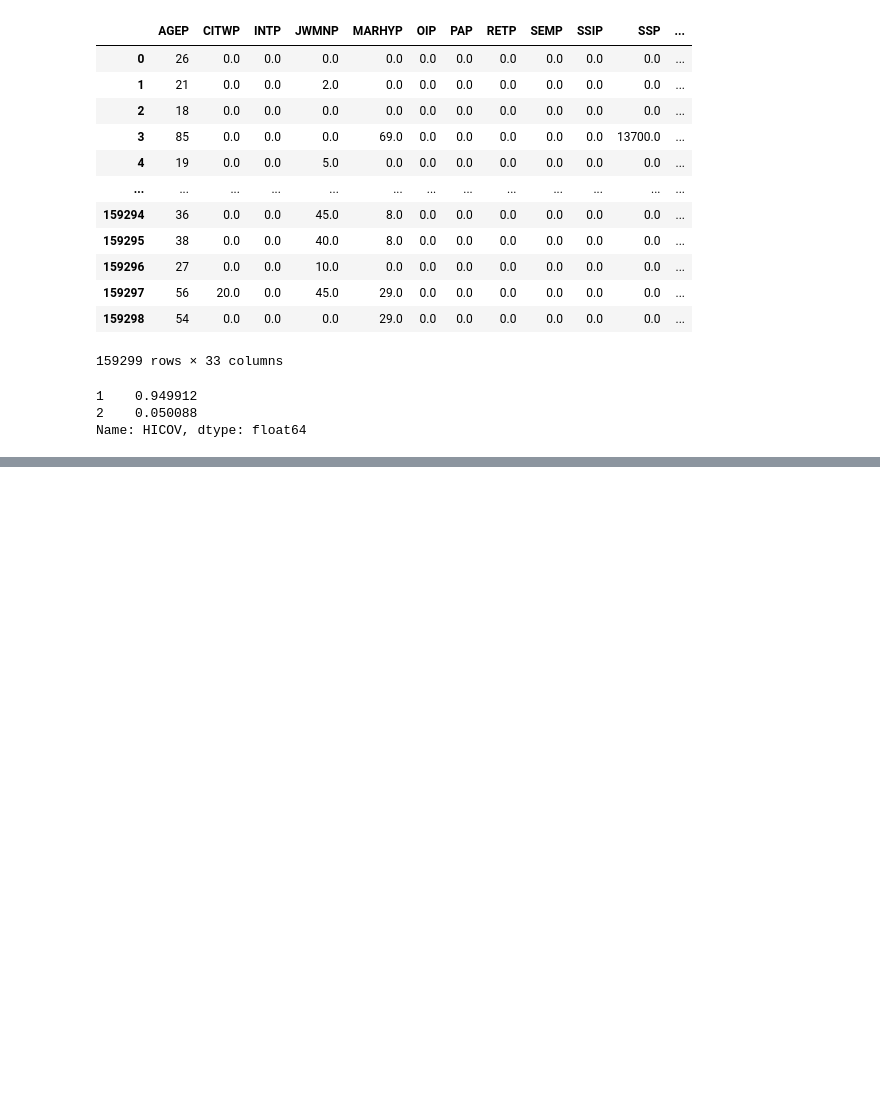
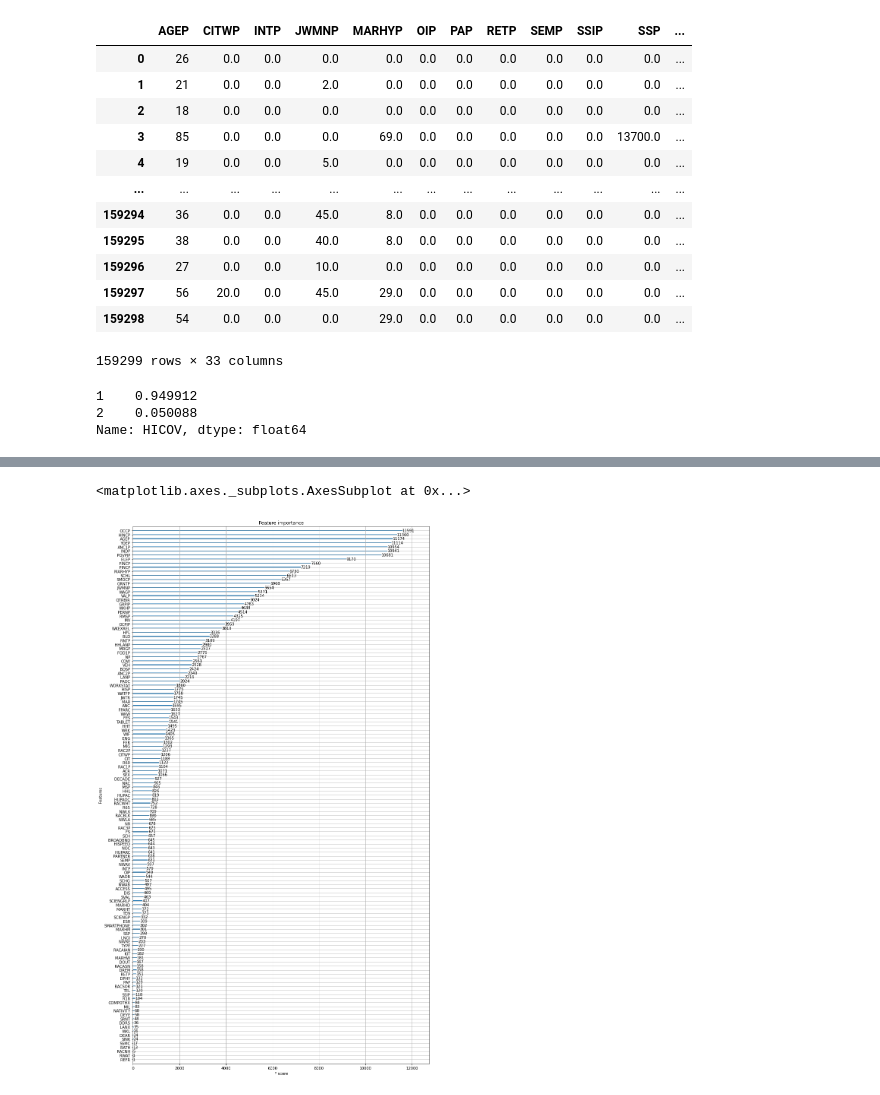
Before and after one commit to ptorres001/census_HI_classification_model, a Jupyter notebook: Boosted_Decision_Tree.ipynb, the cells around one changed output, grey strips where cells are left out. Cells and saved outputs as stored; diff of their text form; code cells hidden in the pictures; blank space fills up the shorter version.

Commit message:
adding feature importance plots

```diff
--- a/Boosted_Decision_Tree.ipynb
+++ b/Boosted_Decision_Tree.ipynb
@@ -962,3 +989,3 @@ X_train, X_test, y_train, y_test = train_test_split(X, y, test_size=0.2, random_
 # %%
-_smote = SMOTE(sampling_strategy='minority', random_state=42)
-X_train, y_train = _smote.fit_sample(X_train, y_train)
+# _smote = SMOTE(sampling_strategy='minority', random_state=42)
+# X_train, y_train = _smote.fit_sample(X_train, y_train)
@@ -967,15 +1002,29 @@ xgb_X_train, xgb_X_test, xgb_y_valid, xgb_y_test = train_test_split(X_train, y_t
 # %%
 param = {
     'objective': 'binary:logistic',
-    'max_depth': 4,
-    'max_leaves': 16,
+    'booster': 'gbtree',
+    'learning_rate': 0.05,
+    'colsample_bytree': 0.8,
+    'sumsample': 0.8,
+    'max_depth': 7,
+    'max_leaves': 78,
     'lambda': 0.2,
     'alpha': 0.2,
-    'eval_metric': 'error'
+    'scale_pos_weight': 0.05
+#     'eval_metric': 'auc'
 }
+# %%
+from sklearn.metrics import f1_score
+
+def f1_eval(y_pred, dtrain):
+    y_true = dtrain.get_label()
+    err = 1-f1_score(y_true, np.round(y_pred))
+    return 'f1_err', err
 # %%
 dtrain = xgb.DMatrix(data = xgb_X_train, label = xgb_y_valid)
 dtest = xgb.DMatrix(data = xgb_X_test, label = xgb_y_test)
 # %%
-bst = xgb.train(params = param, dtrain = dtrain, num_boost_round=20000, evals = [(dtest,'validation')], early_stopping_rounds=500)
+res = {}
+bst = xgb.train(params = param, dtrain = dtrain, num_boost_round=20000, evals = [(dtest,'validation')], early_stopping_rounds=500,
+                verbose_eval=100, evals_result=res, feval = f1_eval)
 # %% [output]
@@ -1064,0 +1114,6 @@ array([[  391,  1146],
+# %%
+fig, ax = plt.subplots(figsize=(14,26))
+xgb.plot_importance(bst, ax = ax, importance_type='weight')
+# %% [output]
+<matplotlib.axes._subplots.AxesSubplot at 0x...>
+[figure, added]
```
Also changed, not shown: parts of 41 cells of this notebook.
